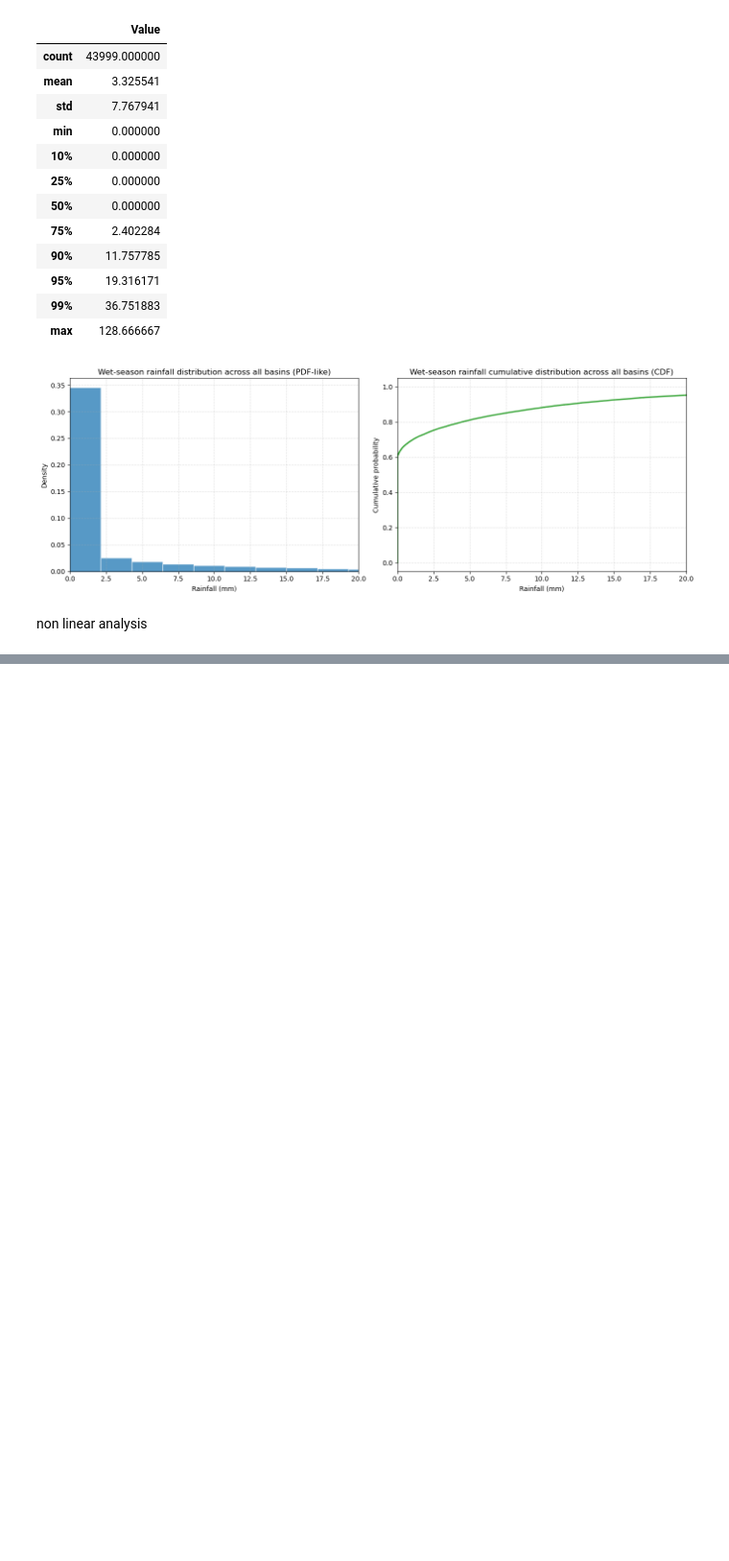
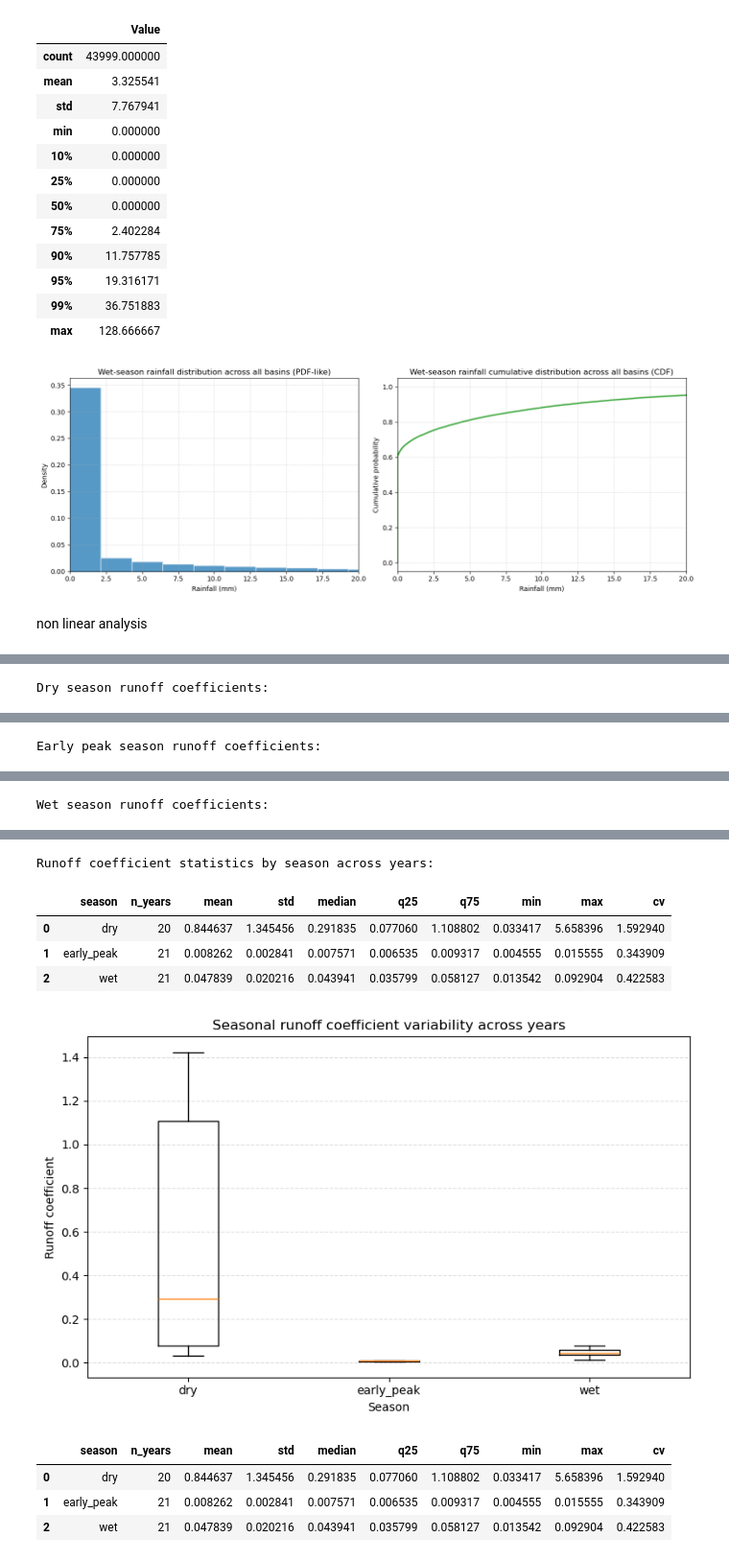
Before and after one commit to flavgiannini/Thesis, a Jupyter notebook: Analysis_data.ipynb, the cells around one changed output, grey strips where cells are left out. Shown at 96% size. Saved outputs shown, nothing was run; the diff lists cells and outputs as text; code cells hidden in the pictures; blank space fills up the shorter version.

```diff
--- a/Analysis_data.ipynb
+++ b/Analysis_data.ipynb
@@ -537,0 +657,58 @@ seasonal_framework_df
+# %%
+# Seasonal runoff coefficients across years + seasonal statistics
+seasonal_runoff_all = seasonal_framework_df[["season_year", "season", "runoff_coefficient_seasonal"]].copy()
+seasonal_runoff_all = seasonal_runoff_all.sort_values(["season", "season_year"]).reset_index(drop=True)
+
+dry_runoff = seasonal_runoff_all[seasonal_runoff_all["season"] == "dry"].reset_index(drop=True)
+early_peak_runoff = seasonal_runoff_all[seasonal_runoff_all["season"] == "early_peak"].reset_index(drop=True)
+wet_runoff = seasonal_runoff_all[seasonal_runoff_all["season"] == "wet"].reset_index(drop=True)
+
+print("Dry season runoff coefficients:")
+display(dry_runoff)
+
+print("Early peak season runoff coefficients:")
+display(early_peak_runoff)
+
+print("Wet season runoff coefficients:")
+display(wet_runoff)
+
+# Same style of statistics as monthly runoff, but by season
+seasonal_rc_stats = seasonal_runoff_all.groupby("season")["runoff_coefficient_seasonal"].agg(
+    n_years="count",
+    mean="mean",
+    std="std",
+    median="median",
+    q25=lambda x: x.quantile(0.25),
+    q75=lambda x: x.quantile(0.75),
+    min="min",
+    max="max"
+).reset_index()
+seasonal_rc_stats["cv"] = seasonal_rc_stats["std"] / seasonal_rc_stats["mean"]
+
+# Keep season order consistent
+season_order = pd.CategoricalDtype(["dry", "early_peak", "wet"], ordered=True)
+seasonal_rc_stats["season"] = seasonal_rc_stats["season"].astype(season_order)
+seasonal_rc_stats = seasonal_rc_stats.sort_values("season").reset_index(drop=True)
+
+print("Runoff coefficient statistics by season across years:")
+display(seasonal_rc_stats)
+
+# Same graph style as monthly runoff, but for seasons
+season_labels = ["dry", "early_peak", "wet"]
+season_data = [
+    seasonal_runoff_all.loc[seasonal_runoff_all["season"] == s, "runoff_coefficient_seasonal"].dropna()
+    for s in season_labels
+]
+
+plt.figure(figsize=(8, 5))
+plt.boxplot(season_data, labels=season_labels, showfliers=False)
+plt.xlabel("Season")
+plt.ylabel("Runoff coefficient")
+plt.title("Seasonal runoff coefficient variability across years")
+plt.grid(True, axis="y", linestyle="--", alpha=0.4)
+plt.tight_layout()
+plt.show()
+
+seasonal_rc_stats
+# %% [output]
+Dry season runoff coefficients:
@@ -537,0 +732 @@ seasonal_framework_df
+Early peak season runoff coefficients:
@@ -537,0 +750 @@ seasonal_framework_df
+Wet season runoff coefficients:
@@ -537,0 +768,10 @@ seasonal_framework_df
+Runoff coefficient statistics by season across years:
+|  | season | n_years | mean | std | median | q25 | q75 | min | max | cv |
+| 0 | dry | 20 | 0.844637 | 1.345456 | 0.291835 | 0.077060 | 1.108802 | 0.033417 | 5.658396 | 1.592940 |
+| 1 | early_peak | 21 | 0.008262 | 0.002841 | 0.007571 | 0.006535 | 0.009317 | 0.004555 | 0.015555 | 0.343909 |
+| 2 | wet | 21 | 0.047839 | 0.020216 | 0.043941 | 0.035799 | 0.058127 | 0.013542 | 0.092904 | 0.422583 |
+[figure, added]
+|  | season | n_years | mean | std | median | q25 | q75 | min | max | cv |
+| 0 | dry | 20 | 0.844637 | 1.345456 | 0.291835 | 0.077060 | 1.108802 | 0.033417 | 5.658396 | 1.592940 |
+| 1 | early_peak | 21 | 0.008262 | 0.002841 | 0.007571 | 0.006535 | 0.009317 | 0.004555 | 0.015555 | 0.343909 |
+| 2 | wet | 21 | 0.047839 | 0.020216 | 0.043941 | 0.035799 | 0.058127 | 0.013542 | 0.092904 | 0.422583 |
```
Also changed, not shown: parts of 7 cells of this notebook, 1 other file.
